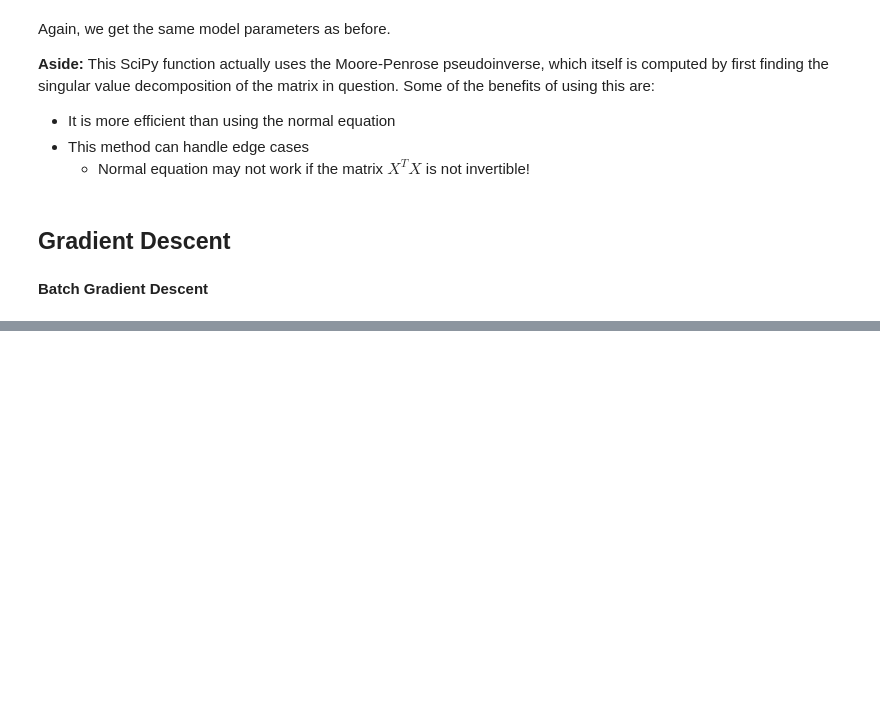
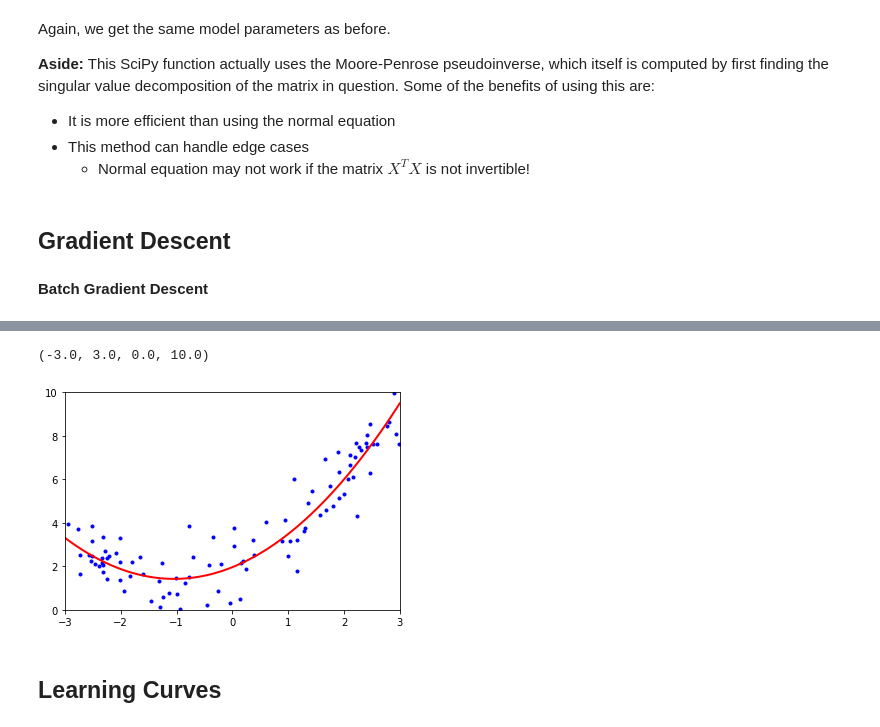
Before and after one commit to aj112358/ML_Notes, a Jupyter notebook: 04_Training_Models/04_Training_Models.ipynb, the cells around one changed output, grey strips where cells are left out. Drawn from its saved outputs; the diff is of its cells as text; code cells hidden in the pictures; blank space fills up the shorter version.

```diff
--- a/04_Training_Models/04_Training_Models.ipynb
+++ b/04_Training_Models/04_Training_Models.ipynb
@@ -207,0 +312,7 @@ Here is a visual that depicts
+# %%
+from sklearn.preprocessing import PolynomialFeatures
+
+poly_features = PolynomialFeatures(degree=2,
+                                  include_bias= False)
+
+X_poly = poly_features.fit_transform(X)
@@ -207,0 +345,3 @@ Here is a visual that depicts
+# %%
+poly_linear_model = LinearRegression()
+poly_linear_model.fit(X_poly, y)
@@ -207,0 +366,14 @@ Here is a visual that depicts
+# %%
+X_new=np.linspace(-3, 3, 100).reshape(100, 1)
+X_new_poly = poly_features.transform(X_new)
+y_new = poly_linear_model.predict(X_new_poly)
+
+plt.plot(X, y, "b.")
+plt.plot(X_new, y_new, "r-", linewidth=2, label="Predictions")
+
+plt.axis([-3, 3, 0, 10])
+# %% [output]
+(-3.0, 3.0, 0.0, 10.0)
+[figure, added]
+# %% [markdown]
+## Learning Curves
```
Also changed, not shown: parts of 63 cells of this notebook.
